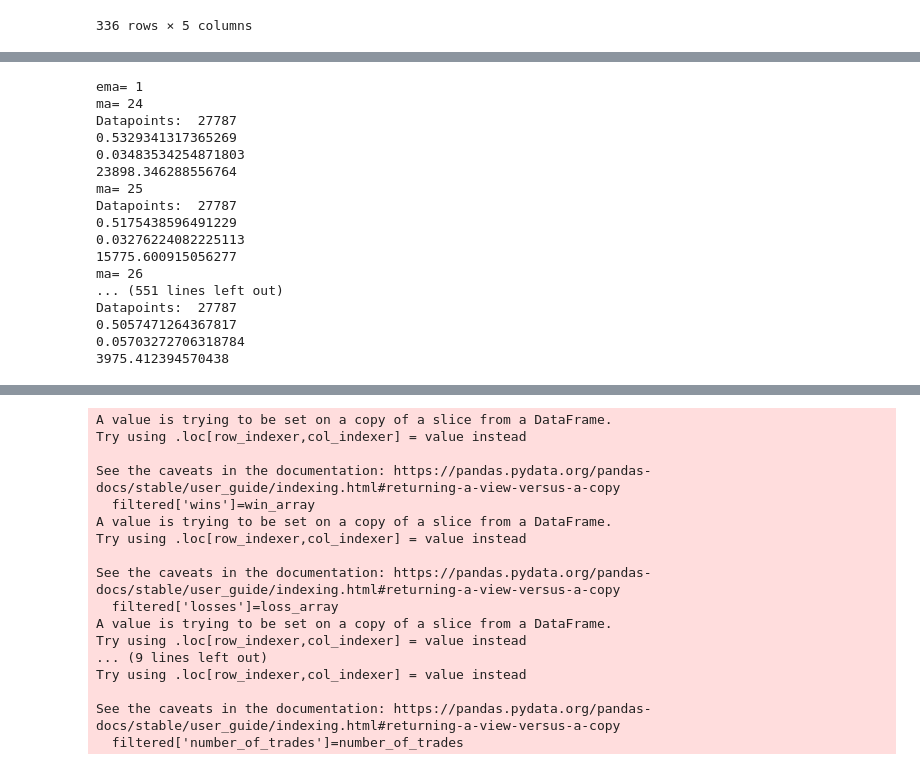
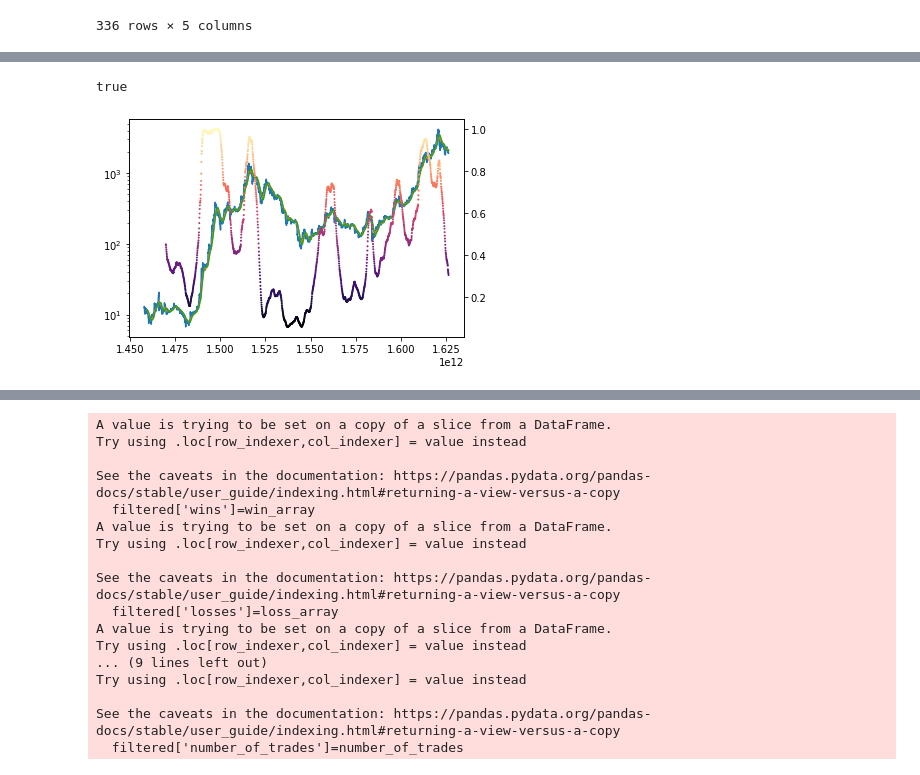
Before and after one commit to RDEvans31/saturn, a Jupyter notebook: Data analysis.ipynb, the cells around one changed output, grey strips where cells are left out. Drawn from its saved outputs; the diff is of its cells as text; code cells hidden in the pictures.

```diff
--- a/Data analysis.ipynb
+++ b/Data analysis.ipynb
@@ -294,22 +299,25 @@ eth=await get_stored_data('ETH/USD','1d')
 # %%
 ethereum_weekly=price.get_price_data('1w',data=eth)
 
 fig4, ax7 = plt.subplots()
 ema=get_ema(eth,21)
 sma=get_sma(eth,20)
 
-eth_fast=get_ema(eth,10)
-eth_slow=get_sma(ethereum_weekly,10)
+eth_fast=get_ema(eth,50)
+eth_slow=get_sma(ethereum_weekly,20)
 ax7.plot(eth['unix'], eth['close'])
 ax7.plot(ema['unix'], ema['value'])
 ax7.plot(sma['unix'], sma['value'])
 eth_risk=risk_indicator(eth_fast,eth_slow)
 #ax7.set_xlim(1600000000,1630000000)
 ax8 =ax7.twinx()
 ax8.scatter(eth_risk['unix'],eth_risk['value'], s=1, c=eth_risk['value'], cmap='magma')
 # ax7.vlines(find_intercepts(ema,sma)['cross_above'],0,eth['close'].max(), colors='r')
 # ax7.vlines(find_intercepts(ema,sma)['cross_below'],0,eth['close'].max(), colors='b')
 ax7.set_yscale('log')
+# %% [output]
+true
+[figure, added]
 # %%
 def ma_channel(data, window):
     timestamps=data['unix']
@@ -388,36 +396,18 @@ eth_hourly=read_data('Bitstamp_ETHUSD_1h.csv')
 # eth_hourly=price.get_price_data('1h', symbol='ETH/USD')
 # %%
 
-results=[]
-for ema_period in range(1,8):
-    print('ema=', ema_period)
-    ema=get_ema(eth,ema_period, False)
-    ema_gradient=get_gradient(ema)
-    for ma_channel_period in range(24,40):
-        print('ma=', ma_channel_period)
-        longs, shorts, outcome, profit, final_equity=backtest_ma_channel(eth_hourly, ma_channel_period,ema_gradient)
-        print(np.sum(outcome)/len(outcome))
-        print(np.mean(profit))
-        print(final_equity)
-        results.append([ema_period,ma_channel_period,np.sum(outcome)/np.size(outcome),profit, final_equity])
+# results=[]
+# for ema_period in range(1,8):
+#     print('ema=', ema_period)
+#     ema=get_ema(eth,ema_period, False)
+#     ema_gradient=get_gradient(ema)
+#     for ma_channel_period in range(24,40):
+#         print('ma=', ma_channel_period)
+#         longs, shorts, outcome, profit, final_equity=backtest_ma_channel(eth_hourly, ma_channel_period,ema_gradient)
+#         print(np.sum(outcome)/len(outcome))
+#         print(np.mean(profit))
+#         print(final_equity)
+#         results.append([ema_period,ma_channel_period,np.sum(outcome)/np.size(outcome),profit, final_equity])
-# %% [output]
-ema= 1
-ma= 24
-Datapoints:  27787
-0.5329341317365269
-0.03483534254871803
-23898.346288556764
-ma= 25
-Datapoints:  27787
-0.5175438596491229
-0.03276224082225113
-15775.600915056277
-ma= 26
-... (551 lines left out)
-Datapoints:  27787
-0.5057471264367817
-0.05703272706318784
-3975.412394570438
 # %%
 results_df=pd.DataFrame(np.array(results),columns=['ema','channel','success_rate','profit', 'final_equity'])
 results_df
```
Also changed, not shown: parts of 5 cells of this notebook, 3 other files.
